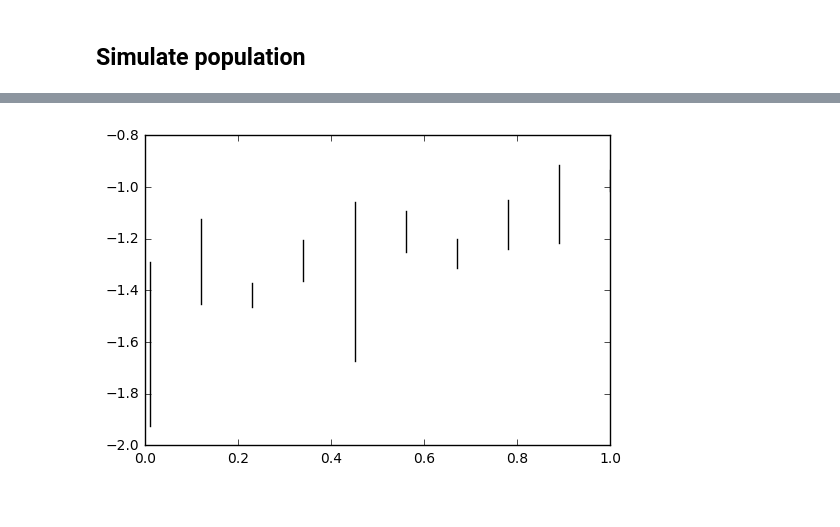
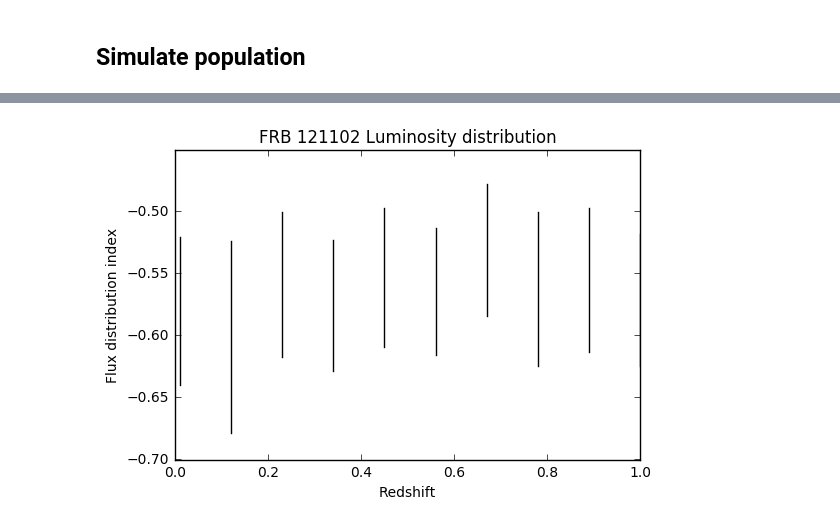
Before and after one commit to caseyjlaw/FRB121102, a Jupyter notebook: frb_simulation.ipynb, the cells around one changed output, grey strips where cells are left out. Drawn from its saved outputs; the diff is of its cells as text; code cells hidden in the pictures.

Commit message:
shows lmax and z distribution as plots.

```diff
--- a/frb_simulation.ipynb
+++ b/frb_simulation.ipynb
@@ -89,8 +89,9 @@ def model(zs, fluxes, lums, top=20, show=True):
     popth, pcovh = curve_fit(plaw, fluxes[-top:], cnth, sigma=np.sqrt(cnth), p0=(-1, 1e-3))
 
     # fit luminosities (to confirm sample is right)
-    cntl = np.arange(1, len(lums)+1)[::-1]
-    poptl, pcovl = curve_fit(plaw, lums, cntl, sigma=np.sqrt(cntl), p0=(-1, 1e-3))
+#    cntl = np.arange(1, len(lums)+1)[::-1]
+    cntl = np.ones_like(lums)
+    poptl, pcovl = curve_fit(plaw, lums, cntl, p0=(-1, 1e-3))
 
     if show:
         print('All: Flux slope {0} and amplitude {1} (at F={2})'.format(poptf[0], poptf[1], fluxes[0]))
@@ -112,10 +113,10 @@ def model(zs, fluxes, lums, top=20, show=True):
         pl.xlabel('redshift')
         pl.ylabel('FRB count')
         pl.subplot(133)
-        pl.plot(np.log10(lums), np.log10(cntl), 'kx', label='Luminosities')
-        pl.plot(np.log10(lums), np.log10(plaw(lums, *poptl)), '-k', label='Best-fit index {0:.2f}'.format(poptl[0]))
+        pl.plot(np.log10(lums), cntl, 'kx', label='Luminosities')
+        pl.plot(np.log10(lums), plaw(lums, *poptl), '-k', label='Best-fit index {0:.2f}'.format(poptl[0]))
         pl.xlabel('Luminosity')
-        pl.ylabel('log N (>L)')
+        pl.ylabel('N')
         pl.legend()
 
     return popth
@@ -135,9 +136,9 @@ Luminosities: slope -288.696623068 and amplitude 1408.56903777 (at L=1e+40)
 lr = 1e40, 1.01e40
 popt_std = (0, 10)
 z_min = 0.
-ntr = 10
+ntr = 100
 ci = 0.68
-a_ci = {}
+a_ci_std = {}
 for z_max in np.linspace(0.01, 1., 10):
     alphas = []
     for trial in range(ntr):
@@ -146,4 +147,11 @@ for z_max in np.linspace(0.01, 1., 10):
         alphas.append(popth[0])
     alphas = np.array(alphas)
     alphas.sort()
-    a_ci[z_max] = (alphas[int(ci/2.*ntr)], alphas[-int(ci/2.*ntr)-1])
+    a_ci_std[z_max] = (alphas[int(ci/2.*ntr)], alphas[-int(ci/2.*ntr)-1])
+# %%
+for key in a_ci_std:
+    val = a_ci_std[key]
+    pl.plot([key, key], list(a_ci_std[key]), 'k-' )
+    pl.title('Standard Candle')
+    pl.xlabel('Redshift')
+    pl.ylabel('Flux distribution index')
@@ -150,6 +160,24 @@ for z_max in np.linspace(0.01, 1., 10):
+# %%
+lr = 1e35, 1e45
+z_min = 0.
+ntr = 100
+ci = 0.68
+a_ci = {}
+for z_max in np.linspace(0.01, 1., 10):
+    alphas = []
+    for trial in range(ntr):
+        zs, fluxes, lums = simulate((z_min, z_max), lr, popt0, nsim=100)
+        popth = model(zs, fluxes, lums, show=False)
+        alphas.append(popth[0])
+    alphas = np.array(alphas)
+    alphas.sort()
+    a_ci[z_max] = (alphas[int(ci/2.*ntr)], alphas[-int(ci/2.*ntr)-1])
 # %%
 for key in a_ci:
     val = a_ci[key]
     pl.plot([key, key], list(a_ci[key]), 'k-' )
+    pl.title('FRB 121102 Luminosity distribution')
+    pl.xlabel('Redshift')
+    pl.ylabel('Flux distribution index')
 # %% [output]
-[figure, old version]
+[figure, new version]
```
Also changed, not shown: parts of 8 cells of this notebook.
